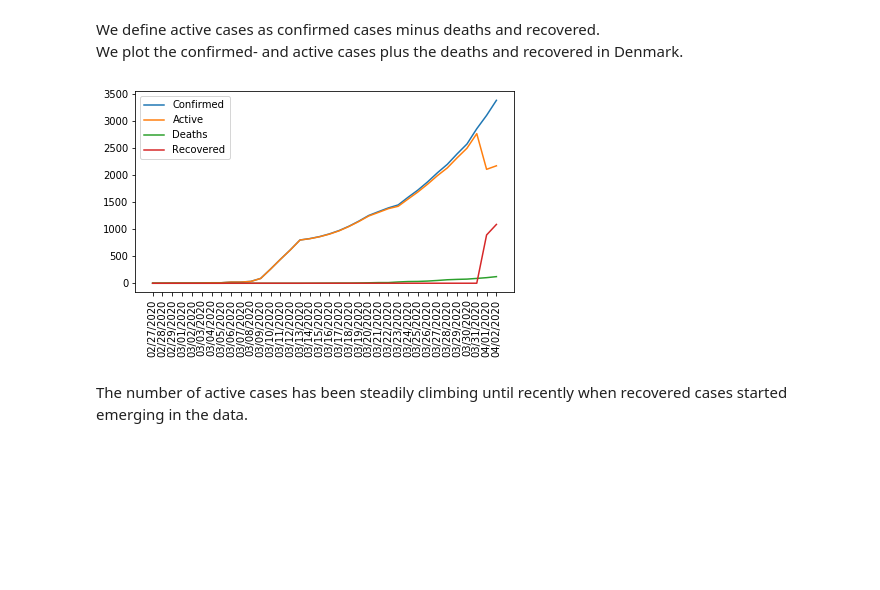
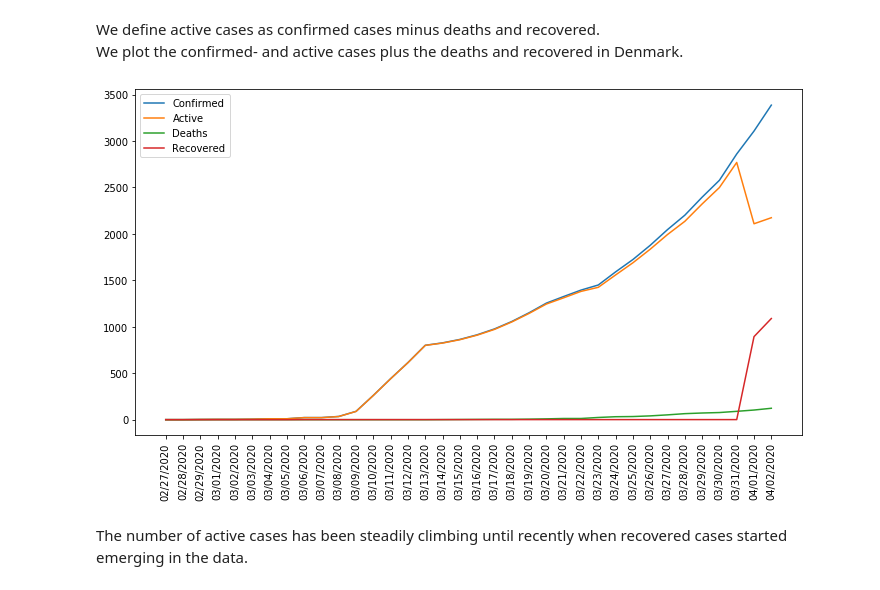
Before and after one commit to kzm266/projects-2020-anders-frederik, a Jupyter notebook: dataproject/dataproject.ipynb, the cells around one changed output. Saved outputs shown, nothing was run; the diff lists cells and outputs as text; code cells hidden in the pictures; blank space fills up the shorter version.

```diff
--- a/dataproject/dataproject.ipynb
+++ b/dataproject/dataproject.ipynb
@@ -72,24 +72,24 @@ We plot the confirmed- and active cases plus the deaths and recovered in Denmark
 # %%
 #2.1 Defining active cases as the column "Active"
 df["Active"] = df["Confirmed"] - df["Deaths"] - df["Recovered"]
 
 #2.2 Plotting the confirmed- and active cases plus the deaths and recovered in Denmark.
 import matplotlib.pyplot as plt
 
-ax = plt.figure().add_subplot(111)
+ax = plt.figure(figsize=(10,6)).add_subplot(111)
 
 ax.plot(df["Confirmed"], label = "Confirmed")
 ax.plot(df["Active"], label = "Active")
 ax.plot(df["Deaths"], label = "Deaths")
 ax.plot(df["Recovered"], label = "Recovered")
 
 plt.xticks(rotation='90')
 
 plt.tight_layout()
 ax.legend()
 plt.show()
 # %% [output]
-[figure, old version]
+[figure, new version]
 # %% [markdown]
 The number of active cases has been steadily climbing until recently when recovered cases started emerging in the data.
 # %% [markdown]
```
Also changed, not shown: parts of 3 cells of this notebook.
